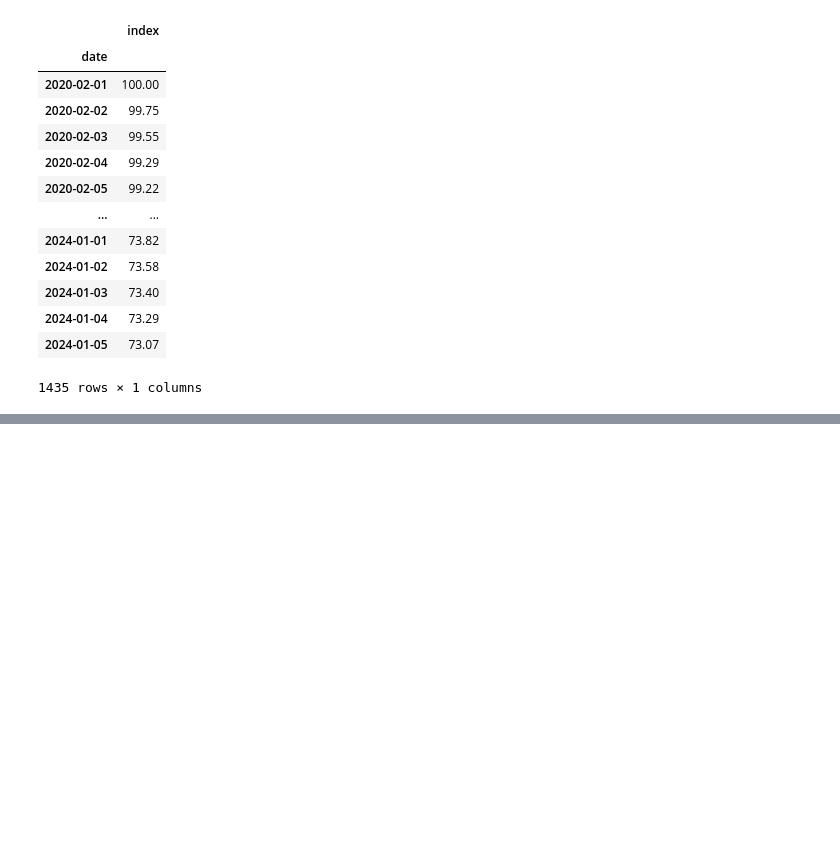
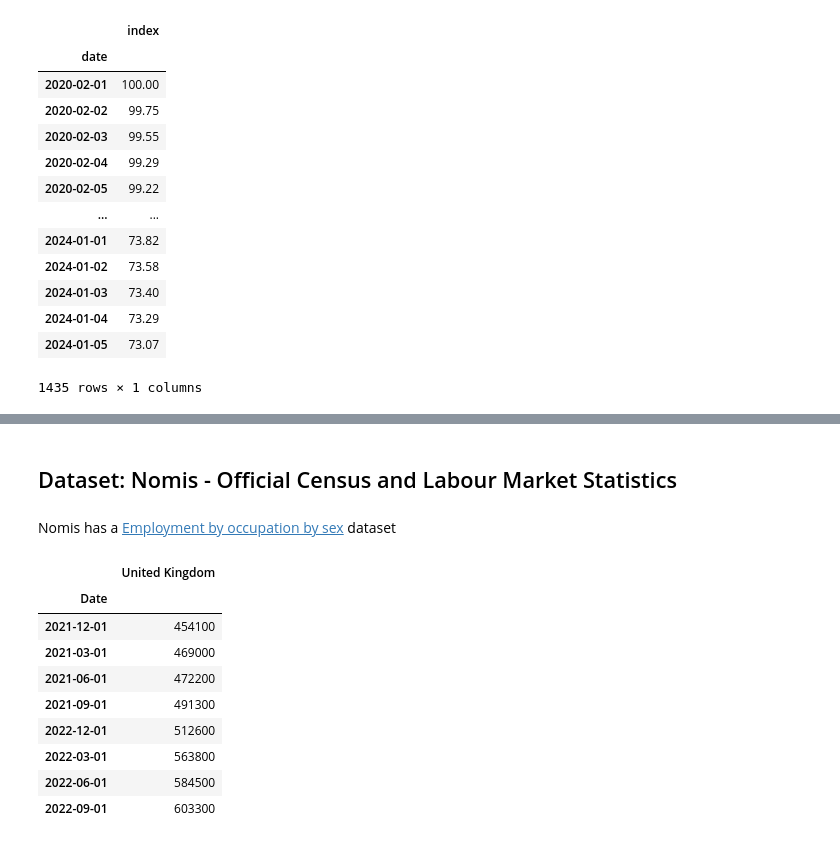
Before and after one commit to SammyAbukmeil/ai-software-engineering-impact, a Jupyter notebook: impact-of-ai-sofware-engineering-jobs.ipynb, the cells around one changed output, grey strips where cells are left out. Cells and saved outputs as stored; diff of their text form; code cells hidden in the pictures; blank space fills up the shorter version.

```diff
--- a/impact-of-ai-sofware-engineering-jobs.ipynb
+++ b/impact-of-ai-sofware-engineering-jobs.ipynb
@@ -145,0 +115,25 @@ Next:
+# %% [markdown]
+## Dataset: Nomis - Official Census and Labour Market Statistics
+# %% [markdown]
+Nomis has a [Employment by occupation by sex](https://www.nomisweb.co.uk/datasets/aps218/reports/employment-by-occupation?compare=K02000001) dataset
+# %%
+nomis_data = pd.read_csv(
+    "./datasets/employment-by-sex.csv",
+    parse_dates=[0],
+    index_col=0
+)
+
+nomis_df = pd.DataFrame(nomis_data)
+
+nomis_df
+# %% [output]
+|  | United Kingdom |
+| Date |  |
+| 2021-12-01 | 454100 |
+| 2021-03-01 | 469000 |
+| 2021-06-01 | 472200 |
+| 2021-09-01 | 491300 |
+| 2022-12-01 | 512600 |
+| 2022-03-01 | 563800 |
+| 2022-06-01 | 584500 |
+| 2022-09-01 | 603300 |
```
Also changed, not shown: parts of 16 cells of this notebook, 1 other file.
